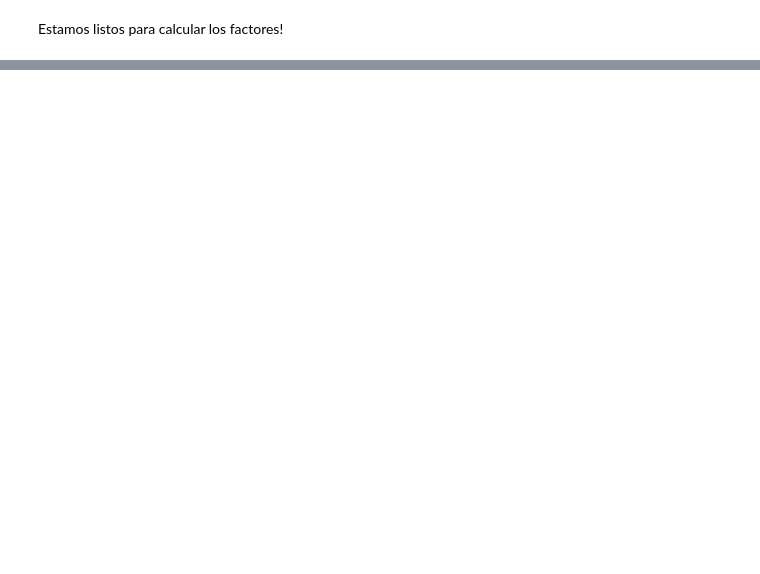
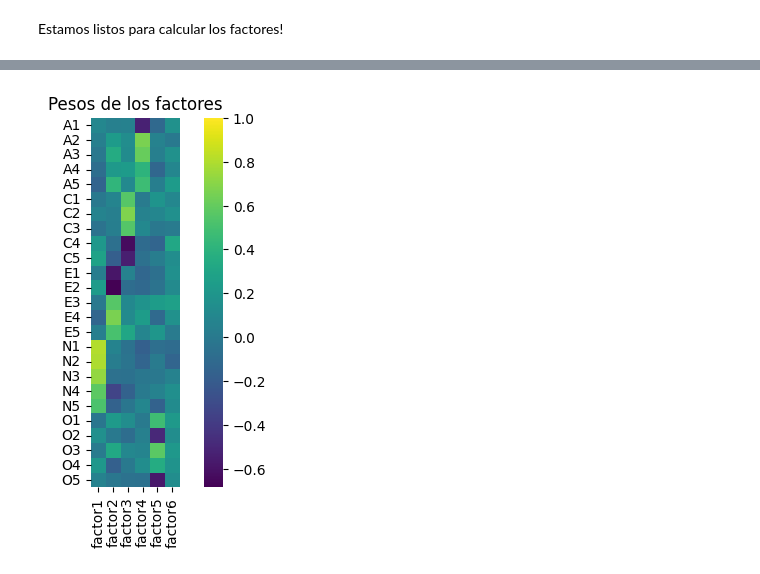
Before and after one commit to JhonZafra/Statistic_Concepts, a Jupyter notebook: SemanaXIII/FactorAnalysis.ipynb, the cells around one changed output, grey strips where cells are left out. Saved outputs shown, nothing was run; the diff lists cells and outputs as text; code cells hidden in the pictures; blank space fills up the shorter version.

Commit message:
Factor Analysis

```diff
--- a/SemanaXIII/FactorAnalysis.ipynb
+++ b/SemanaXIII/FactorAnalysis.ipynb
@@ -217,0 +222,4 @@ Estamos listos para calcular los factores!
+# %%
+fa= FactorAnalyzer(n_factors = 25, rotation = None)
+fa.fit(df0)
+ev, v = fa.get_eigenvalues()
@@ -217,0 +251,5 @@ Estamos listos para calcular los factores!
+# %%
+fa= FactorAnalyzer(n_factors = 6, rotation = 'varimax')
+fa.fit(df0)
+loadings = fa.loadings_
+loadings
@@ -217,0 +278,3 @@ Estamos listos para calcular los factores!
+# %%
+factores = [ 'factor' + str(n+1) for n in range(6) ]
+factores
@@ -217,0 +285,4 @@ Estamos listos para calcular los factores!
+# %%
+# (valores, índice: nombre de la fila, columnas )
+loadings = pd.DataFrame(loadings, df0.columns, factores)
+loadings
@@ -217,0 +307,6 @@ Estamos listos para calcular los factores!
+# %%
+sns.heatmap(loadings, cmap = 'viridis', square = True, vmax = 1)
+plt.title('Pesos de los factores')
+plt.show()
+# %% [output]
+[figure, added]
```
Also changed, not shown: parts of 30 cells of this notebook.
